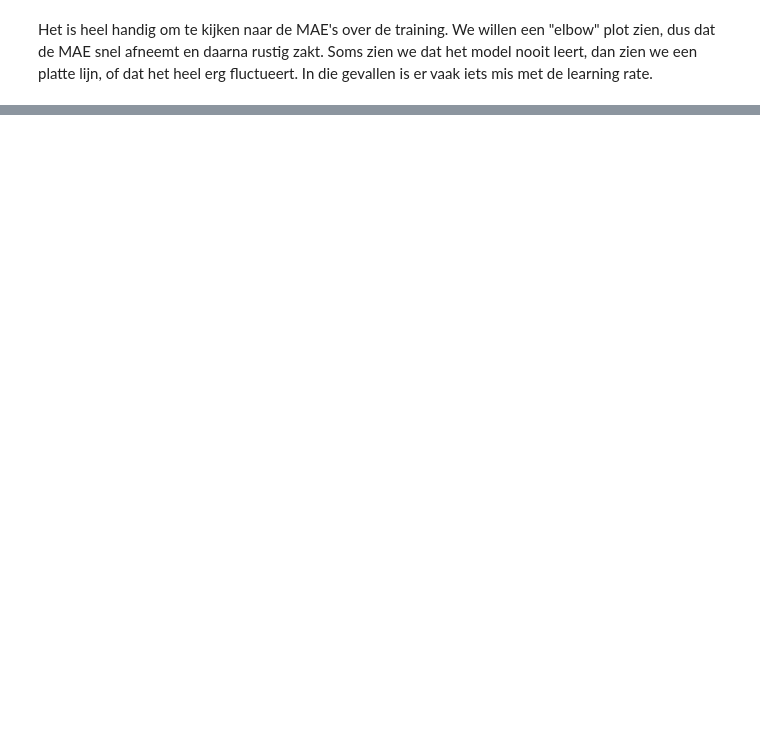
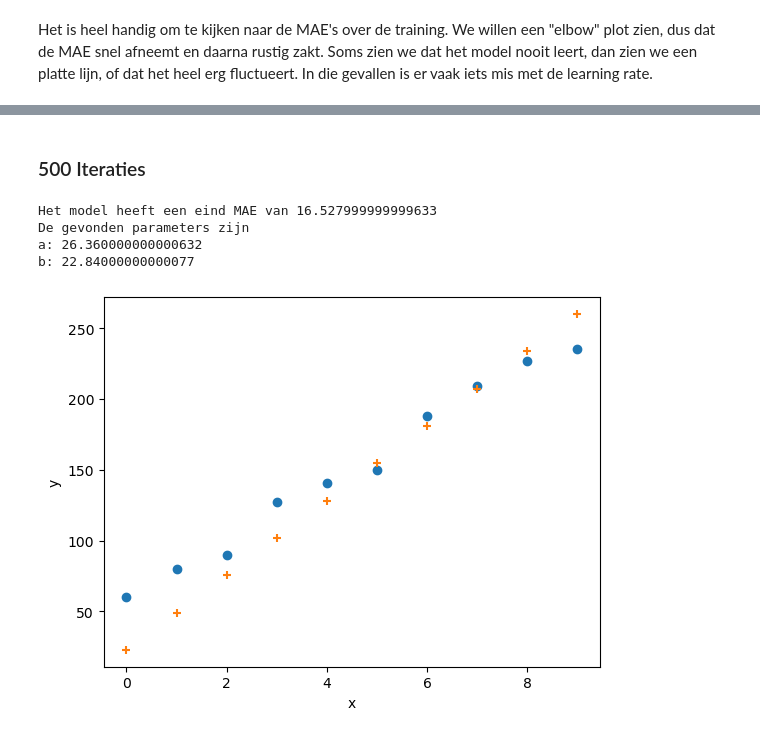
Before and after one commit to ChariseWalraven/eindopdracht_prog4, a Jupyter notebook: eindopdracht_deel_1.ipynb, the cells around one changed output, grey strips where cells are left out. Saved outputs shown, nothing was run; the diff lists cells and outputs as text; code cells hidden in the pictures; blank space fills up the shorter version.

```diff
--- a/eindopdracht_deel_1.ipynb
+++ b/eindopdracht_deel_1.ipynb
@@ -501,0 +504,20 @@ Text(0.5, 1.0, 'MAE per iteration')
+# %% [markdown]
+### 500 Iteraties
+# %%
+model = LinearModel(1, 0)
+learning_rate = 0.01
+iterations = 500
+
+maes = iterate(iterations, learning_rate, model)
+
+print(f"Het model heeft een eind MAE van {maes[-1]}")
+print("De gevonden parameters zijn")
+print(f"a: {model.a}")
+print(f"b: {model.b}")
+plot_model(x, y, model)
+# %% [output]
+Het model heeft een eind MAE van 16.527999999999633
+De gevonden parameters zijn
+a: 26.360000000000632
+b: 22.84000000000077
+[figure, added]
```
Also changed, not shown: parts of 32 cells of this notebook.
